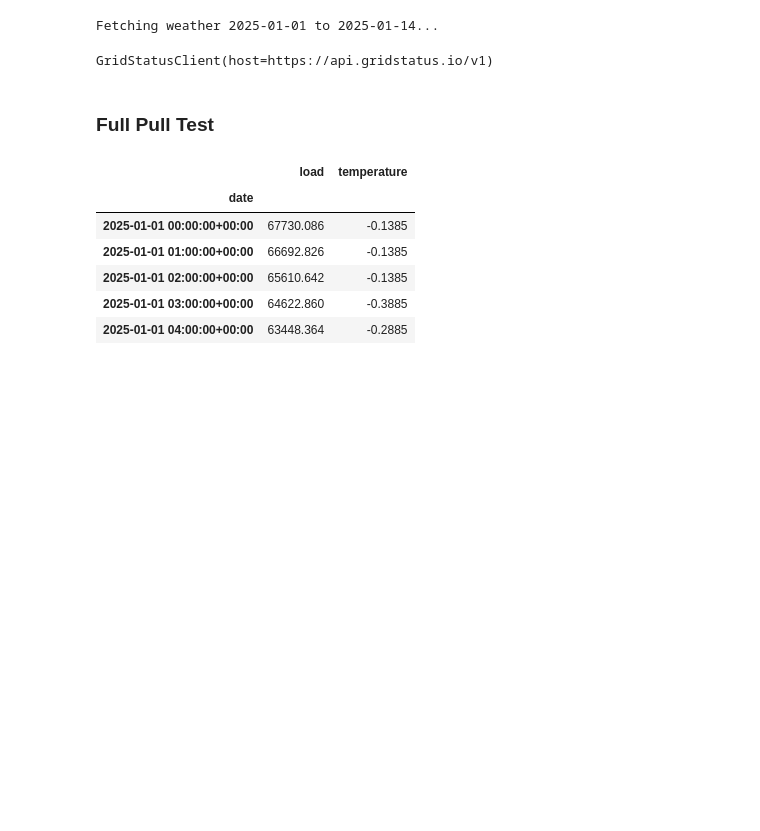
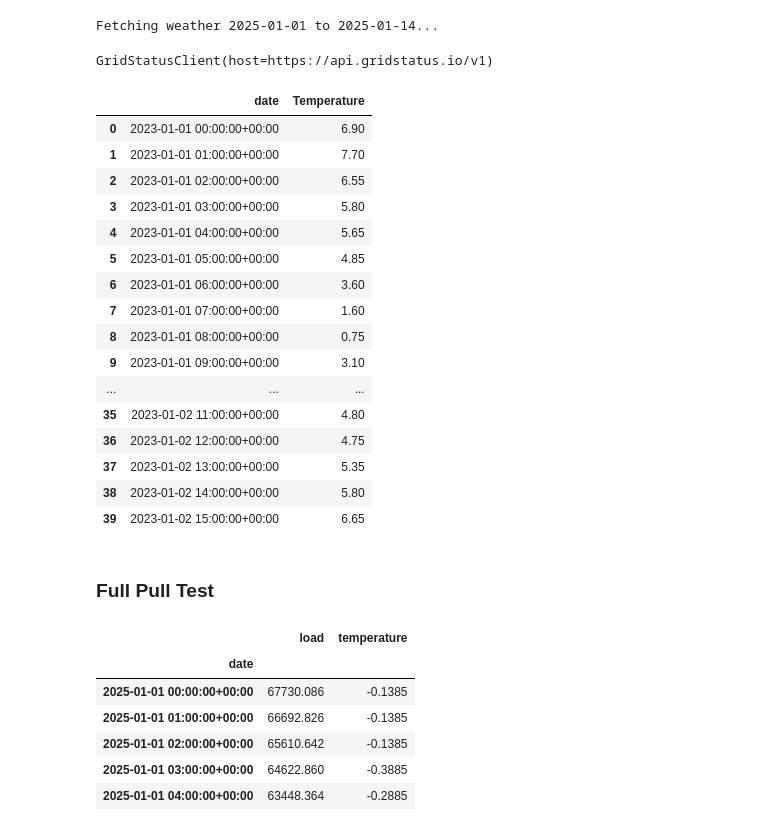
Before and after one commit to maxwellgriffith345/LoadForecast, a Jupyter notebook: notebooks/test.ipynb, the cells around one changed output. Saved outputs shown, nothing was run; the diff lists cells and outputs as text; code cells hidden in the pictures; blank space fills up the shorter version.

```diff
--- a/notebooks/test.ipynb
+++ b/notebooks/test.ipynb
@@ -98,6 +120,68 @@ load_client
 GridStatusClient(host=https://api.gridstatus.io/v1)
 # %%
 load_df = fetch_load(load_client)
+# %%
+WEATHER_LOCATIONS = {
+    "kansas_city": (39.0997, -94.5786),
+}
+# %%
+def fetch_temp(client, start: datetime, end: datetime) -> pd.DataFrame:
+    url = "https://archive-api.open-meteo.com/v1/archive"
+    lat,lon = WEATHER_LOCATIONS["kansas_city"]
+    params = {
+    	"latitude": lat,
+    	"longitude": lon,
+    	"start_date": start.strftime("%Y-%m-%d"),
+    	"end_date": end.strftime("%Y-%m-%d"),
+    	"hourly": "temperature_2m",
+    }
+        #"timezone": "America/Chicago"
+    responses = client.weather_api(url, params = params)
+    response = responses[0]
+
+    #Process hourly data
+    hourly = response.Hourly()
+    hourly_temperature_2m = hourly.Variables(0).ValuesAsNumpy()
+
+    hourly_data = {
+	"date": pd.date_range(
+		start = pd.to_datetime(hourly.Time(), unit = "s", utc = True),
+		end =  pd.to_datetime(hourly.TimeEnd(), unit = "s", utc = True),
+		freq = pd.Timedelta(seconds = hourly.Interval()),
+		inclusive = "left"
+        )
+    }
+
+    hourly_data["Temperature"] = hourly_temperature_2m
+    df = pd.DataFrame(data = hourly_data)
+
+    #df.set_index("date", inplace = True)
+    #df.index = df.index.tz_localize(None)
+    #df.index.freq = 'h'
+
+    return df
+# %%
+temp_df = fetch_temp(weather_client, start_date, end_date)
+# %%
+temp_df.head(40)
+# %% [output]
+|  | date | Temperature |
+| 0 | 2023-01-01 00:00:00+00:00 | 6.90 |
+| 1 | 2023-01-01 01:00:00+00:00 | 7.70 |
+| 2 | 2023-01-01 02:00:00+00:00 | 6.55 |
+| 3 | 2023-01-01 03:00:00+00:00 | 5.80 |
+| 4 | 2023-01-01 04:00:00+00:00 | 5.65 |
+| 5 | 2023-01-01 05:00:00+00:00 | 4.85 |
+| 6 | 2023-01-01 06:00:00+00:00 | 3.60 |
+| 7 | 2023-01-01 07:00:00+00:00 | 1.60 |
+| 8 | 2023-01-01 08:00:00+00:00 | 0.75 |
+| 9 | 2023-01-01 09:00:00+00:00 | 3.10 |
+| ... | ... | ... |
+| 35 | 2023-01-02 11:00:00+00:00 | 4.80 |
+| 36 | 2023-01-02 12:00:00+00:00 | 4.75 |
+| 37 | 2023-01-02 13:00:00+00:00 | 5.35 |
+| 38 | 2023-01-02 14:00:00+00:00 | 5.80 |
+| 39 | 2023-01-02 15:00:00+00:00 | 6.65 |
 # %% [markdown]
 ### Full Pull Test
 # %%
```
Also changed, not shown: parts of 3 cells of this notebook, 3 other files.
